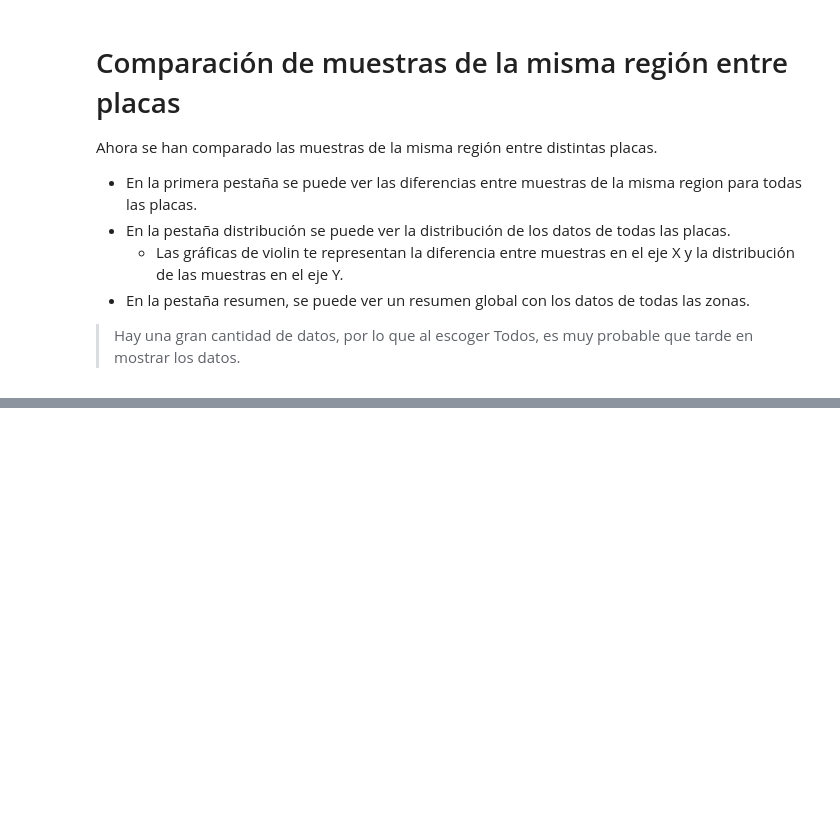
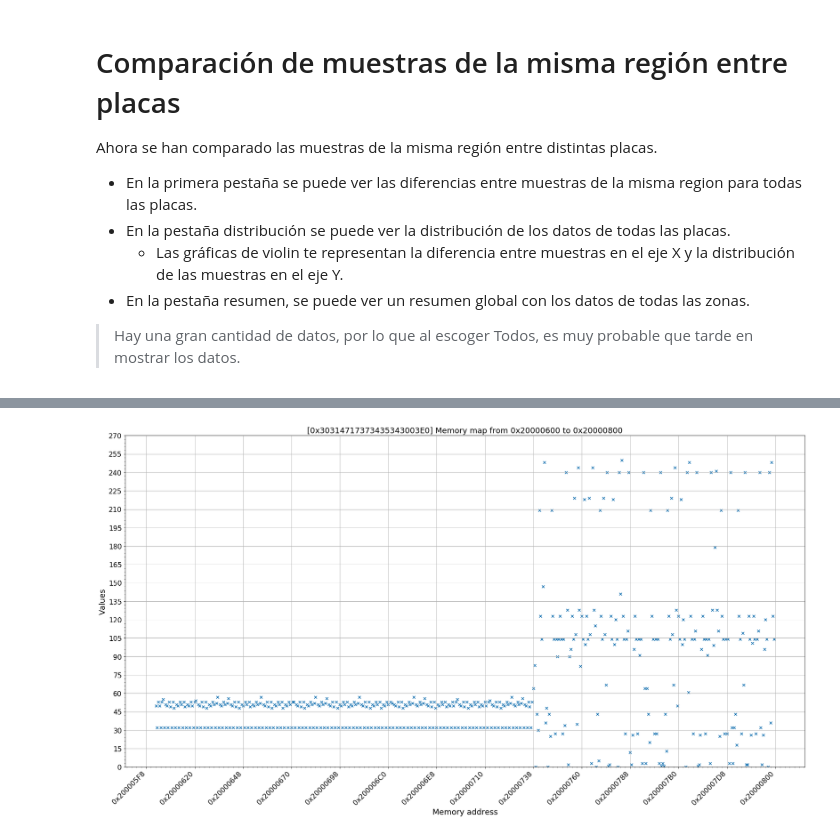
Before and after one commit to servinagrero/SRAM_PUF, a Jupyter notebook: src/jupyter/viewer.ipynb, the cells around one changed output, grey strips where cells are left out. Saved outputs shown, nothing was run; the diff lists cells and outputs as text; code cells hidden in the pictures; blank space fills up the shorter version.

```diff
--- a/src/jupyter/viewer.ipynb
+++ b/src/jupyter/viewer.ipynb
@@ -226,0 +234,4 @@ Tab(children=(Output(), Output(), Output()), _titles={'0': 'Diffs de regiones',
+# %%
+plot_memory_regions('0x30314717373435343003E0', add_to_off(0x20000600), add_to_off(0x20000600) + 1, show_every=False)
+# %% [output]
+[figure, added]
```
Also changed, not shown: parts of 8 cells of this notebook, 21 other files.
